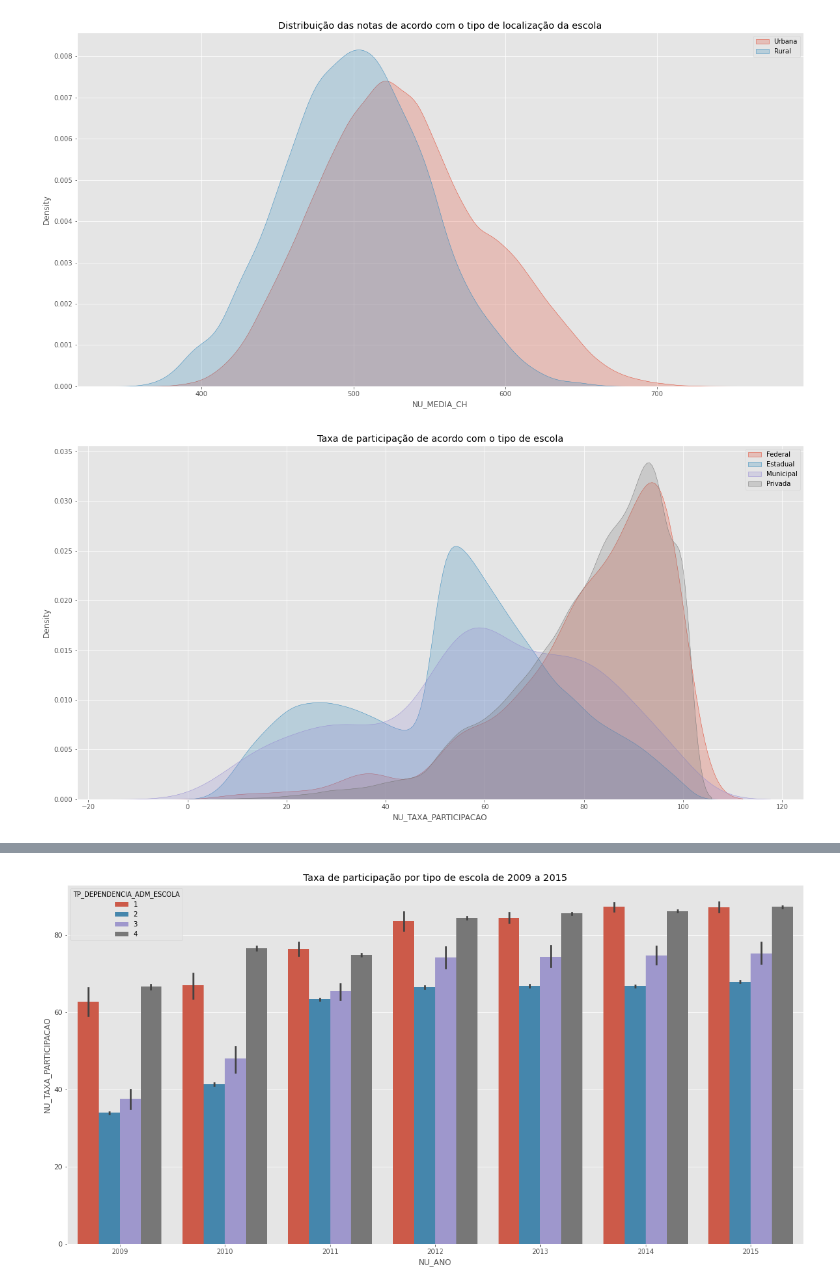
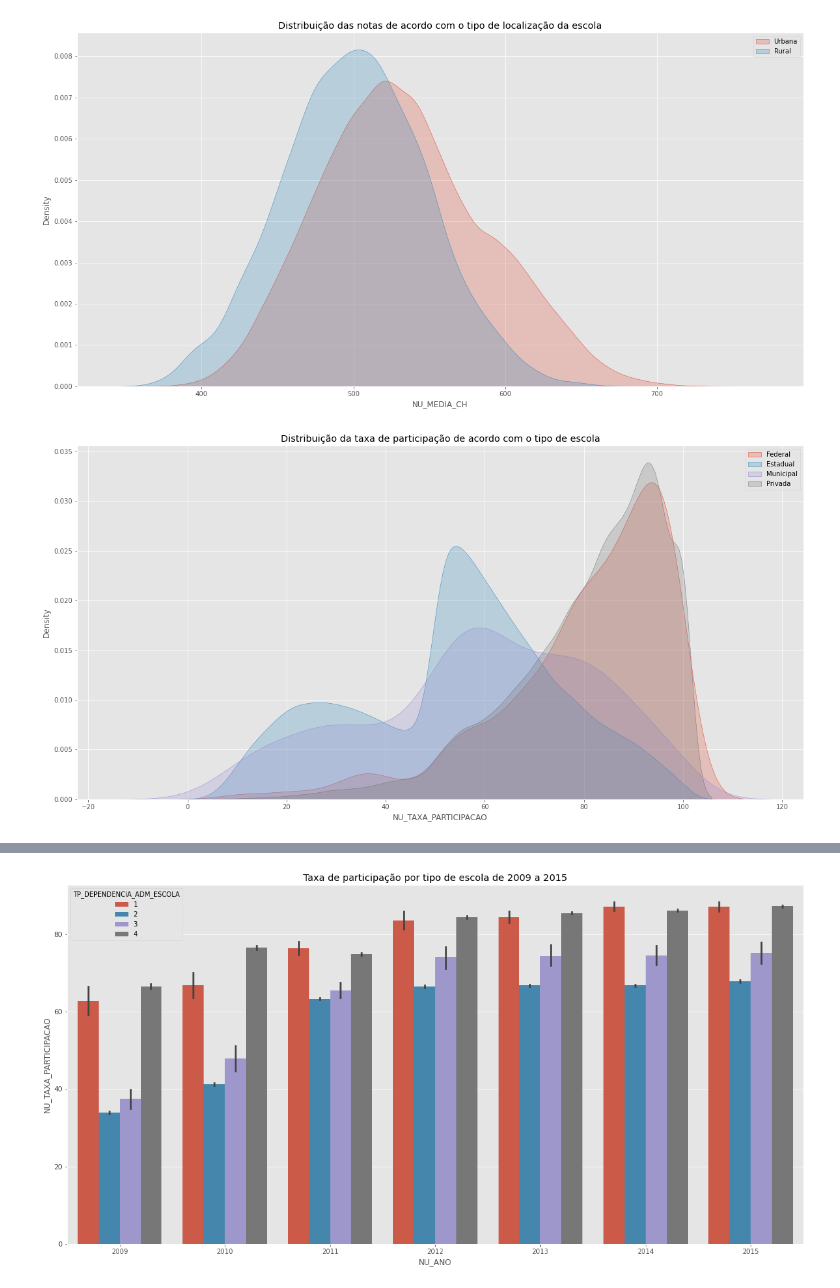
Before and after one commit to osbrabos/dataviz-enem, a Jupyter notebook: school-analysis.ipynb, the cells around one changed output, grey strips where cells are left out. Drawn from its saved outputs; the diff is of its cells as text; code cells hidden in the pictures.

```diff
--- a/school-analysis.ipynb
+++ b/school-analysis.ipynb
@@ -171,14 +171,14 @@ plt.show()
 # %%
 fig, ax = plt.subplots(figsize=(20, 10))
 sns.kdeplot(df.query("TP_DEPENDENCIA_ADM_ESCOLA == 1")['NU_TAXA_PARTICIPACAO'], ax=ax, shade=True, label='Federal')
 sns.kdeplot(df.query("TP_DEPENDENCIA_ADM_ESCOLA == 2")['NU_TAXA_PARTICIPACAO'], ax=ax, shade=True, label='Estadual')
 sns.kdeplot(df.query("TP_DEPENDENCIA_ADM_ESCOLA == 3")['NU_TAXA_PARTICIPACAO'], ax=ax, shade=True, label='Municipal')
 sns.kdeplot(df.query("TP_DEPENDENCIA_ADM_ESCOLA == 4")['NU_TAXA_PARTICIPACAO'], ax=ax, shade=True, label='Privada')
-ax.set_title('Taxa de participação de acordo com o tipo de escola') # coloca titulo
+ax.set_title('Distribuição da taxa de participação de acordo com o tipo de escola') # coloca titulo
 ax.legend()
 plt.show()
 # %% [output]
-[figure, old version]
+[figure, new version]
 # %%
 fig, ax = plt.subplots(figsize=(20, 10))
 sns.kdeplot(df.query("TP_LOCALIZACAO_ESCOLA == 1")['NU_TAXA_PARTICIPACAO'], ax=ax, shade=True, label='Urbana')
```
Also changed, not shown: parts of 6 cells of this notebook.
